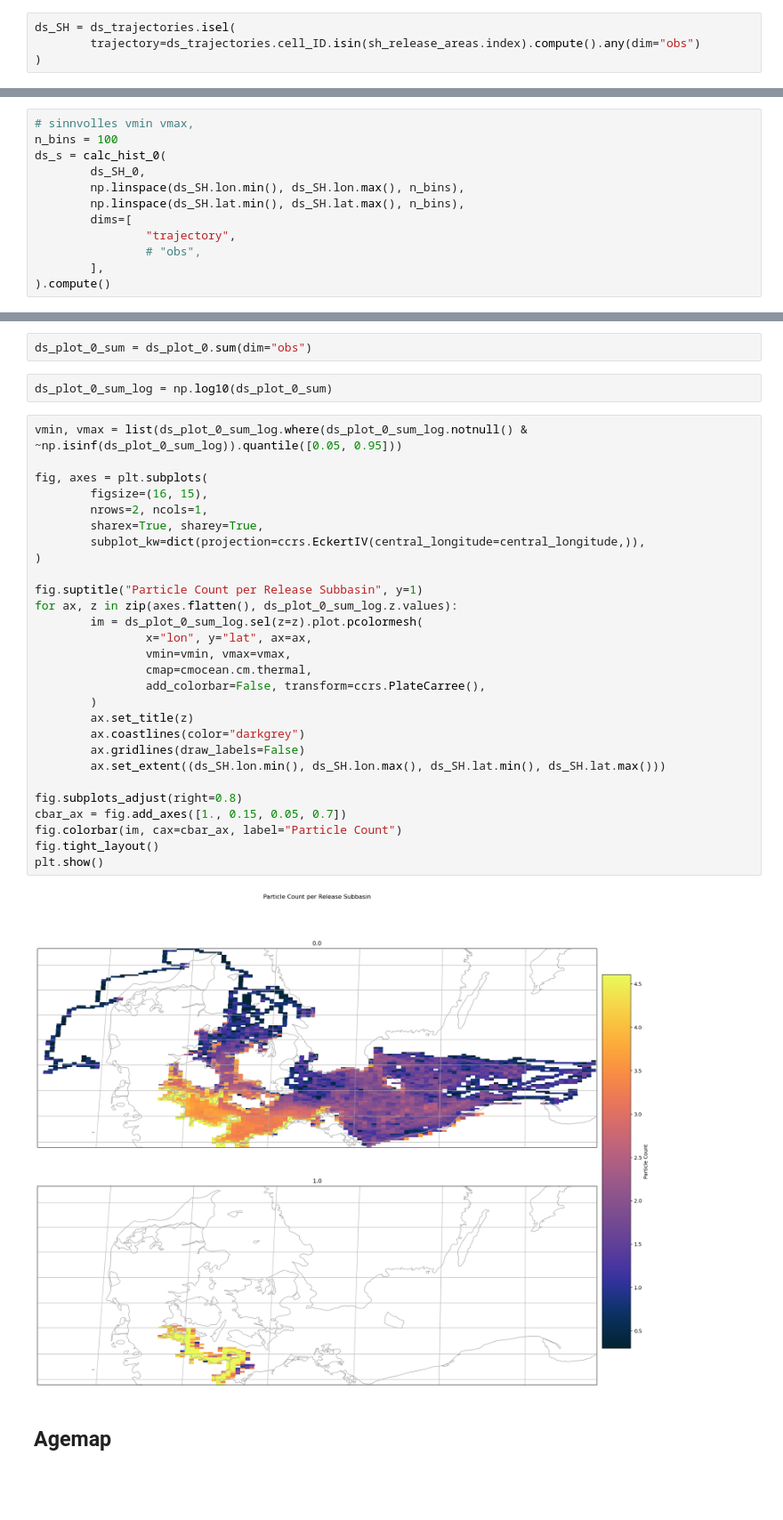
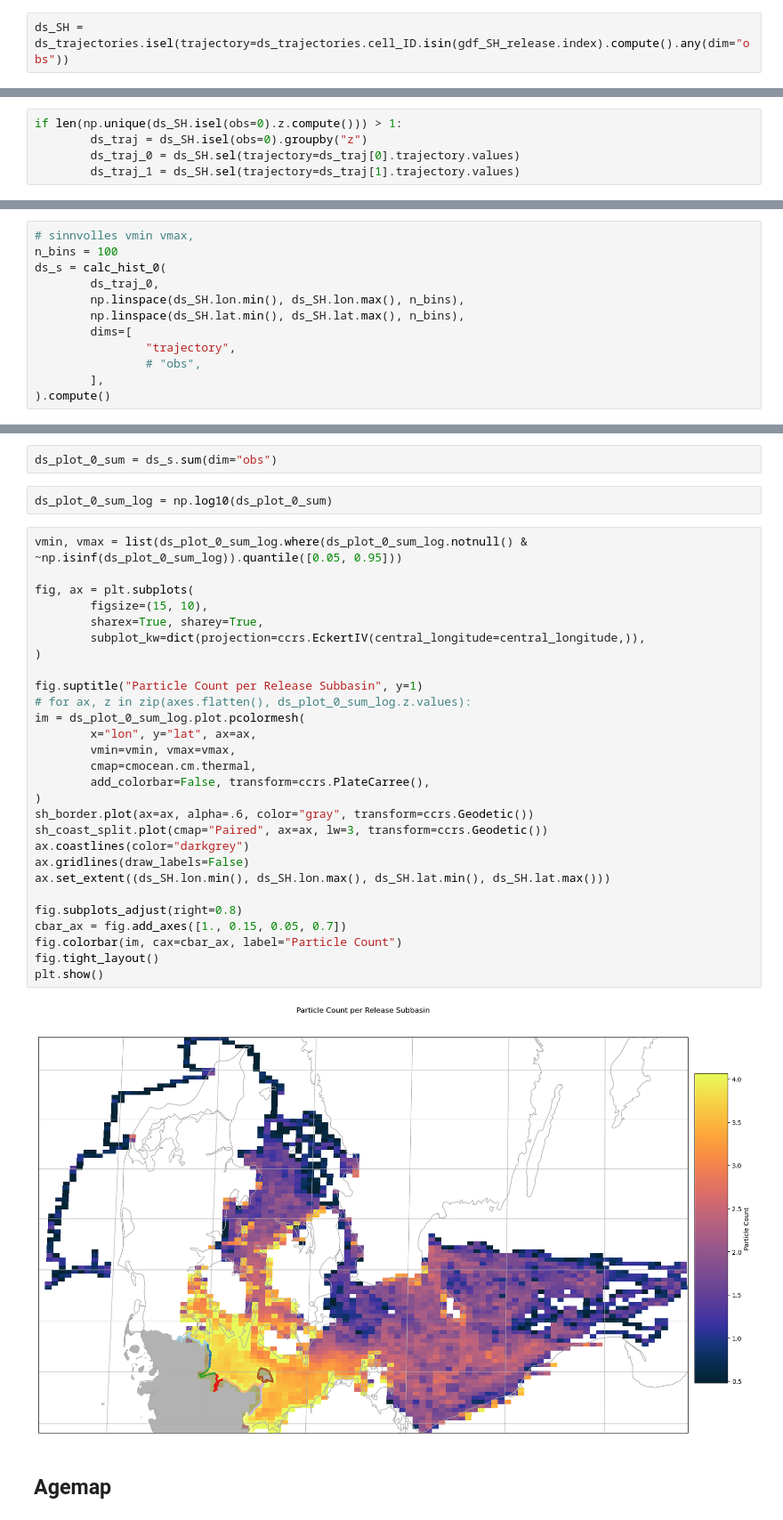
Before and after one commit to geomar-od-lagrange/2025_fucus-dispersal, a Jupyter notebook: notebooks/FucusVisualizationSH.ipynb, the cells around one changed output, grey strips where cells are left out. Shown at 89% size. Cells and saved outputs as stored; diff of their text form; blank space fills up the shorter version.

```diff
--- a/notebooks/FucusVisualizationSH.ipynb
+++ b/notebooks/FucusVisualizationSH.ipynb
@@ -247,4 +198,2 @@ plt.show()
 # %%
-ds_SH = ds_trajectories.isel(
-        trajectory=ds_trajectories.cell_ID.isin(sh_release_areas.index).compute().any(dim="obs")
-)
+ds_SH = ds_trajectories.isel(trajectory=ds_trajectories.cell_ID.isin(gdf_SH_release.index).compute().any(dim="obs"))
@@ -253,3 +200,8 @@ ds_SH_0 = list(ds_SH[["lon", "lat", "z"]].groupby("z"))[0][1].drop("z").unstack(
+# %%
+if len(np.unique(ds_SH.isel(obs=0).z.compute())) > 1:
+        ds_traj = ds_SH.isel(obs=0).groupby("z")
+        ds_traj_0 = ds_SH.sel(trajectory=ds_traj[0].trajectory.values)
+        ds_traj_1 = ds_SH.sel(trajectory=ds_traj[1].trajectory.values)
 # %%
 from xhistogram.xarray import histogram as xhist
 # %%
@@ -263,7 +215,7 @@ def calc_hist_0(ds, lon_bins, lat_bins, dims=["trajectory"]):
 # sinnvolles vmin vmax,
 n_bins = 100
 ds_s = calc_hist_0(
-        ds_SH_0,
+        ds_traj_0,
         np.linspace(ds_SH.lon.min(), ds_SH.lon.max(), n_bins),
         np.linspace(ds_SH.lat.min(), ds_SH.lat.max(), n_bins),
         dims=[
@@ -313,39 +266,39 @@ subbasins_simple = gdf_subbasins_area.set_index("level_2").geometry.buffer(0.2).
 # %% [markdown]
 ## Heatmap
 # %%
-ds_plot_0_sum = ds_plot_0.sum(dim="obs")
+ds_plot_0_sum = ds_s.sum(dim="obs")
 # %%
 ds_plot_0_sum_log = np.log10(ds_plot_0_sum)
 # %%
 vmin, vmax = list(ds_plot_0_sum_log.where(ds_plot_0_sum_log.notnull() & ~np.isinf(ds_plot_0_sum_log)).quantile([0.05, 0.95]))
 
-fig, axes = plt.subplots(
-        figsize=(16, 15),
-        nrows=2, ncols=1,
+fig, ax = plt.subplots(
+        figsize=(15, 10),
         sharex=True, sharey=True,
         subplot_kw=dict(projection=ccrs.EckertIV(central_longitude=central_longitude,)),
 )
 
 fig.suptitle("Particle Count per Release Subbasin", y=1)
-for ax, z in zip(axes.flatten(), ds_plot_0_sum_log.z.values):
-        im = ds_plot_0_sum_log.sel(z=z).plot.pcolormesh(
-                x="lon", y="lat", ax=ax,
-                vmin=vmin, vmax=vmax,
-                cmap=cmocean.cm.thermal,
-                add_colorbar=False, transform=ccrs.PlateCarree(),
-        )
-        ax.set_title(z)
-        ax.coastlines(color="darkgrey")
-        ax.gridlines(draw_labels=False)
-        ax.set_extent((ds_SH.lon.min(), ds_SH.lon.max(), ds_SH.lat.min(), ds_SH.lat.max()))
+# for ax, z in zip(axes.flatten(), ds_plot_0_sum_log.z.values):
+im = ds_plot_0_sum_log.plot.pcolormesh(
+        x="lon", y="lat", ax=ax,
+        vmin=vmin, vmax=vmax,
+        cmap=cmocean.cm.thermal,
+        add_colorbar=False, transform=ccrs.PlateCarree(),
+)
+sh_border.plot(ax=ax, alpha=.6, color="gray", transform=ccrs.Geodetic())
+sh_coast_split.plot(cmap="Paired", ax=ax, lw=3, transform=ccrs.Geodetic())
+ax.coastlines(color="darkgrey")
+ax.gridlines(draw_labels=False)
+ax.set_extent((ds_SH.lon.min(), ds_SH.lon.max(), ds_SH.lat.min(), ds_SH.lat.max()))
 
 fig.subplots_adjust(right=0.8)
 cbar_ax = fig.add_axes([1., 0.15, 0.05, 0.7])
 fig.colorbar(im, cax=cbar_ax, label="Particle Count")
 fig.tight_layout()
 plt.show()
 # %% [output]
-[figure, old version]
+[figure, new version]
 # %% [markdown]
 ## Agemap
 # %%
```
Also changed, not shown: parts of 55 cells of this notebook, 5 other files.
